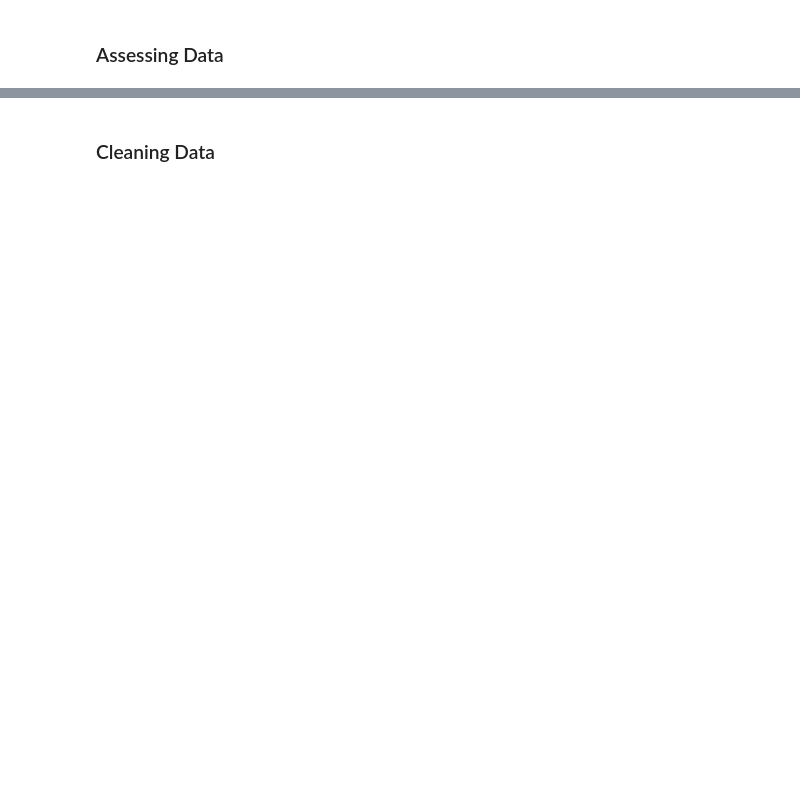
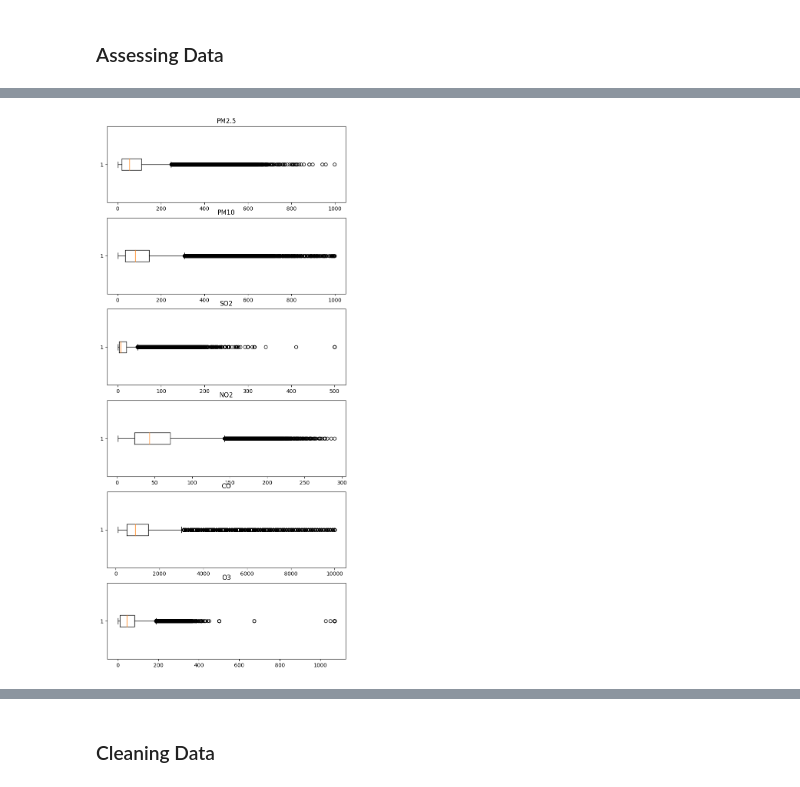
Before and after one commit to axiomjo/Jo-s-First-Dataviz-Dashboard-Using-Jupyter-Notebook, a Jupyter notebook: submission-dicoding-analisis-data/Proyek_Analisis_Data_jojo.ipynb, the cells around one changed output, grey strips where cells are left out. Saved outputs shown, nothing was run; the diff lists cells and outputs as text; code cells hidden in the pictures; blank space fills up the shorter version.

Commit message:
sampe EDA
kinda lost. do i need to convert the timestamps into datetime? i have so much freedom, i feel lost :'\ genuinely wanna finish this well

```diff
--- a/submission-dicoding-analisis-data/Proyek_Analisis_Data_jojo.ipynb
+++ b/submission-dicoding-analisis-data/Proyek_Analisis_Data_jojo.ipynb
@@ -61,0 +216,32 @@ so for now manggil file csv yg udh ku-reupload dari github aja
+# %%
+"""
+
+:O
+supaya gampang, liat IQR pake boxplot
+tapi buat beberapa kolom aja.
+
+pake looping,
+dataframe pandasnya convert ke numpy dulu (tapi sekalian di-drop yg null supaya g error)
+trus simpen di dictionary krn indeksnya string
+
+trus bikin subplot buat matplotlib.pyplot supaya enak diliat
+
+trus pake looping lagi buat nggambar(nge plot) boxplotnya
+
+
+"""
+
+header_tabel_data = ["PM2.5","PM10","SO2","NO2","CO","O3"]
+masing_masing_data_per_header = {}
+for tiap_header_data in header_tabel_data:
+    masing_masing_data_per_header[tiap_header_data] = pd.to_numeric(data_semua_area[tiap_header_data], errors='coerce'  ).dropna().to_numpy()
+
+#krn males ngitung..., jadi auto resize sesuai banyak header
+banyak_header = len(masing_masing_data_per_header)
+fig, axes = mpl.subplots(banyak_header, 1, figsize=(8, banyak_header * 3))
+
+for idx, (header, data) in enumerate(masing_masing_data_per_header.items()):
+    axes[idx].boxplot(data, vert=False)
+    axes[idx].set_title(header)
+# %% [output]
+[figure, added]
```
Also changed, not shown: parts of 27 cells of this notebook, 4 other files.
